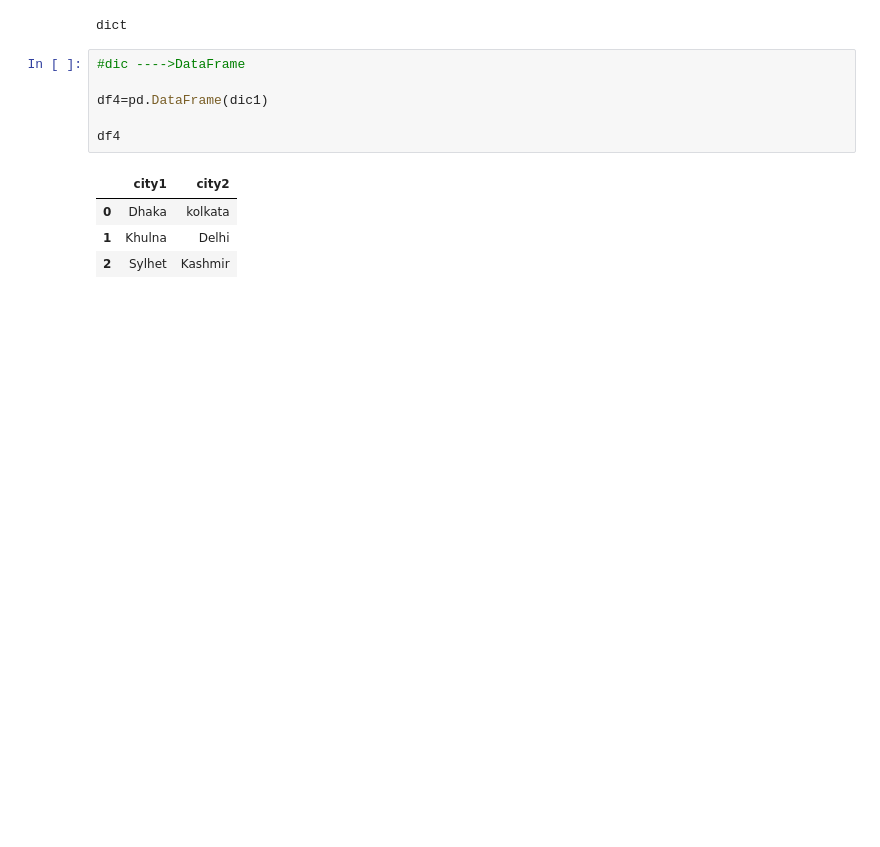
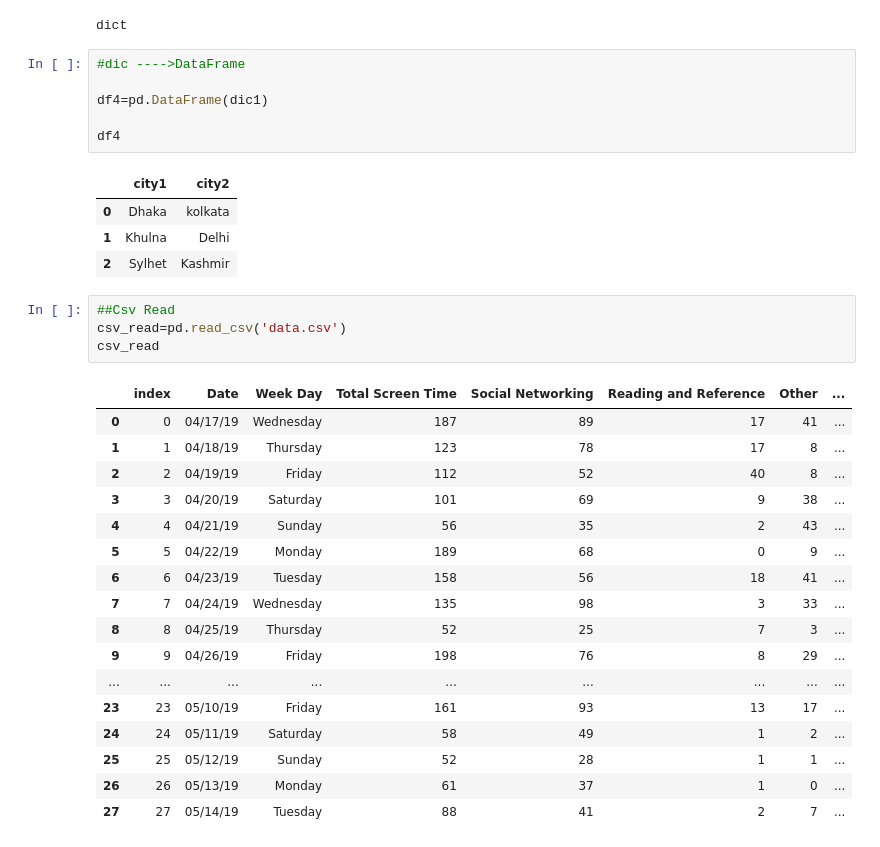
Before and after one commit to FarhanBinShafiq/machine_learning, a Jupyter notebook: pandas/Untitled.ipynb, the cells around one changed output. Saved outputs shown, nothing was run; the diff lists cells and outputs as text; blank space fills up the shorter version.

```diff
--- a/pandas/Untitled.ipynb
+++ b/pandas/Untitled.ipynb
@@ -102,3 +107,25 @@ df4
 | 0 | Dhaka | kolkata |
 | 1 | Khulna | Delhi |
 | 2 | Sylhet | Kashmir |
+# %%
+##Csv Read
+csv_read=pd.read_csv('data.csv')
+csv_read
+# %% [output]
+|  | index | Date | Week Day | Total Screen Time | Social Networking | Reading and Reference | Other | ... |
+| 0 | 0 | 04/17/19 | Wednesday | 187 | 89 | 17 | 41 | ... |
+| 1 | 1 | 04/18/19 | Thursday | 123 | 78 | 17 | 8 | ... |
+| 2 | 2 | 04/19/19 | Friday | 112 | 52 | 40 | 8 | ... |
+| 3 | 3 | 04/20/19 | Saturday | 101 | 69 | 9 | 38 | ... |
+| 4 | 4 | 04/21/19 | Sunday | 56 | 35 | 2 | 43 | ... |
+| 5 | 5 | 04/22/19 | Monday | 189 | 68 | 0 | 9 | ... |
+| 6 | 6 | 04/23/19 | Tuesday | 158 | 56 | 18 | 41 | ... |
+| 7 | 7 | 04/24/19 | Wednesday | 135 | 98 | 3 | 33 | ... |
+| 8 | 8 | 04/25/19 | Thursday | 52 | 25 | 7 | 3 | ... |
+| 9 | 9 | 04/26/19 | Friday | 198 | 76 | 8 | 29 | ... |
+| ... | ... | ... | ... | ... | ... | ... | ... | ... |
+| 23 | 23 | 05/10/19 | Friday | 161 | 93 | 13 | 17 | ... |
+| 24 | 24 | 05/11/19 | Saturday | 58 | 49 | 1 | 2 | ... |
+| 25 | 25 | 05/12/19 | Sunday | 52 | 28 | 1 | 1 | ... |
+| 26 | 26 | 05/13/19 | Monday | 61 | 37 | 1 | 0 | ... |
+| 27 | 27 | 05/14/19 | Tuesday | 88 | 41 | 2 | 7 | ... |
```
Also changed, not shown: parts of 6 cells of this notebook.
